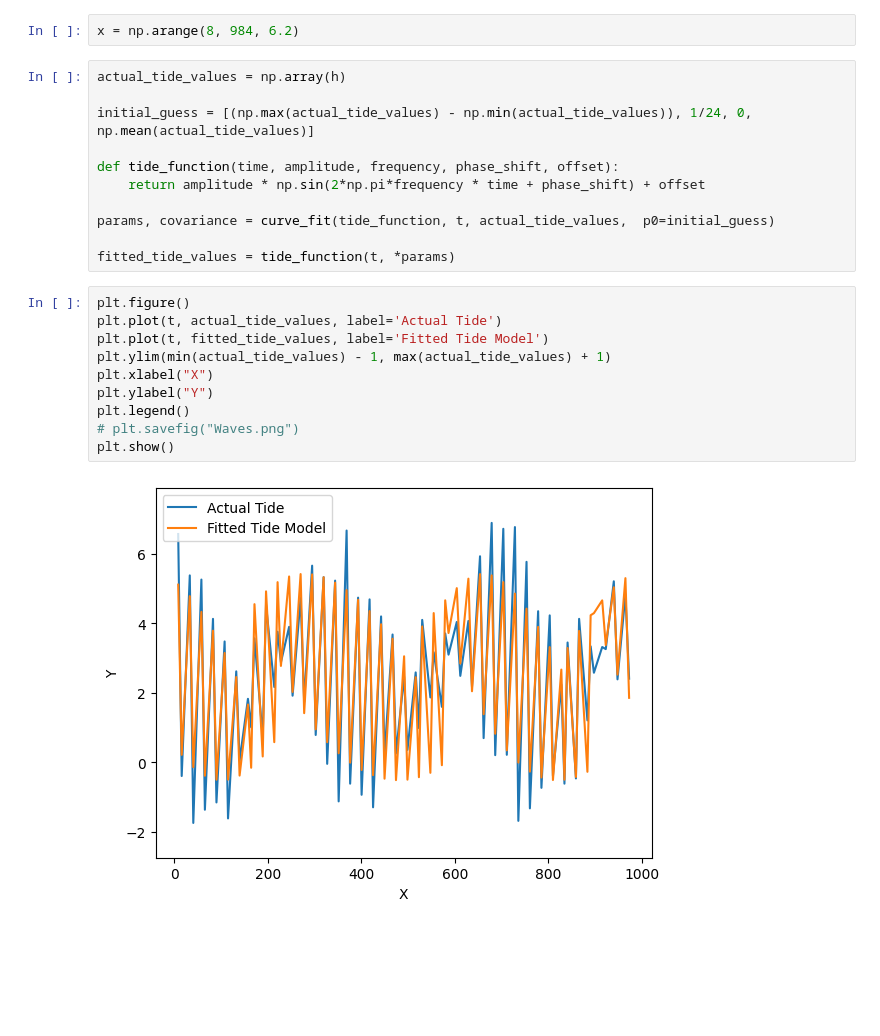
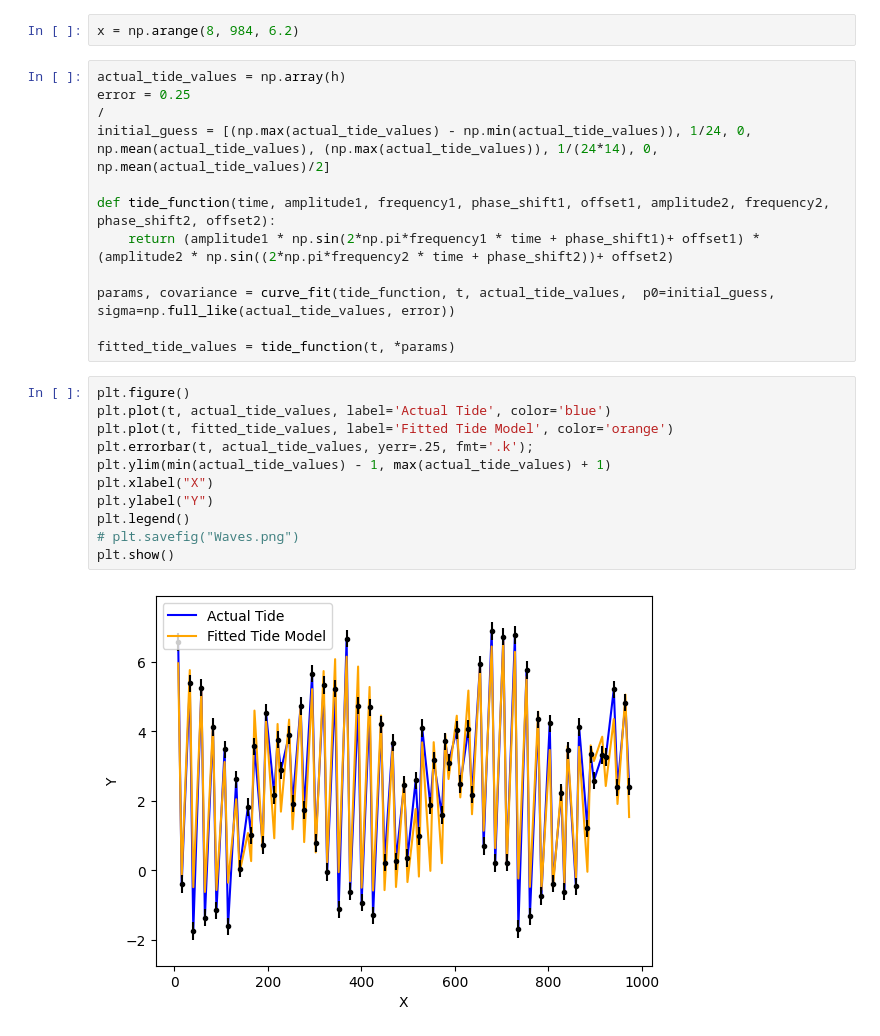
Before and after one commit to kvanarsd/Group-Project, a Jupyter notebook: Group Project.ipynb, the cells around one changed output. Saved outputs shown, nothing was run; the diff lists cells and outputs as text; blank space fills up the shorter version.

Commit message:
Pretty close Starting on histogram

```diff
--- a/Group Project.ipynb
+++ b/Group Project.ipynb
@@ -35,24 +35,26 @@ for days in d:
 x = np.arange(8, 984, 6.2)
 # %%
 actual_tide_values = np.array(h)
+error = 0.25
+/
+initial_guess = [(np.max(actual_tide_values) - np.min(actual_tide_values)), 1/24, 0, np.mean(actual_tide_values), (np.max(actual_tide_values)), 1/(24*14), 0, np.mean(actual_tide_values)/2]
 
-initial_guess = [(np.max(actual_tide_values) - np.min(actual_tide_values)), 1/24, 0, np.mean(actual_tide_values)]
+def tide_function(time, amplitude1, frequency1, phase_shift1, offset1, amplitude2, frequency2, phase_shift2, offset2):
+    return (amplitude1 * np.sin(2*np.pi*frequency1 * time + phase_shift1)+ offset1) * (amplitude2 * np.sin((2*np.pi*frequency2 * time + phase_shift2))+ offset2)
 
-def tide_function(time, amplitude, frequency, phase_shift, offset):
-    return amplitude * np.sin(2*np.pi*frequency * time + phase_shift) + offset
-
-params, covariance = curve_fit(tide_function, t, actual_tide_values,  p0=initial_guess)
+params, covariance = curve_fit(tide_function, t, actual_tide_values,  p0=initial_guess, sigma=np.full_like(actual_tide_values, error))
 
 fitted_tide_values = tide_function(t, *params)
 # %%
 plt.figure()
-plt.plot(t, actual_tide_values, label='Actual Tide')
-plt.plot(t, fitted_tide_values, label='Fitted Tide Model')
+plt.plot(t, actual_tide_values, label='Actual Tide', color='blue')
+plt.plot(t, fitted_tide_values, label='Fitted Tide Model', color='orange')
+plt.errorbar(t, actual_tide_values, yerr=.25, fmt='.k');
 plt.ylim(min(actual_tide_values) - 1, max(actual_tide_values) + 1)
 plt.xlabel("X")
 plt.ylabel("Y")
 plt.legend()
 # plt.savefig("Waves.png")
 plt.show()
 # %% [output]
-[figure, old version]
+[figure, new version]
```
Also changed, not shown: parts of 1 cell of this notebook.
